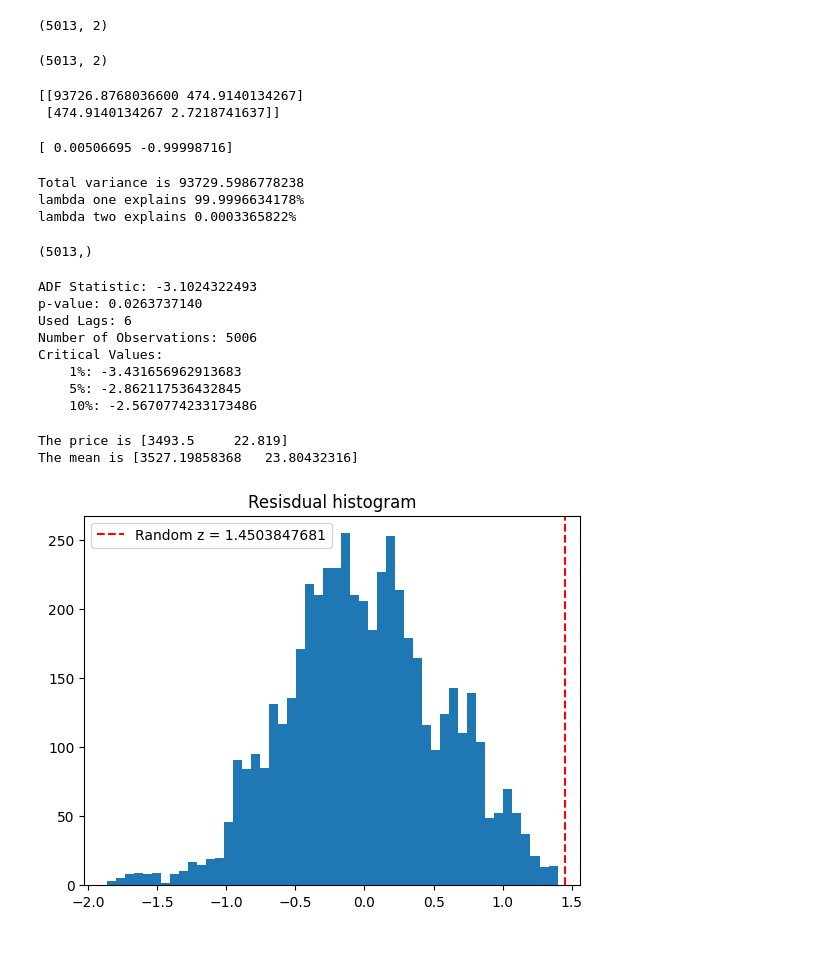
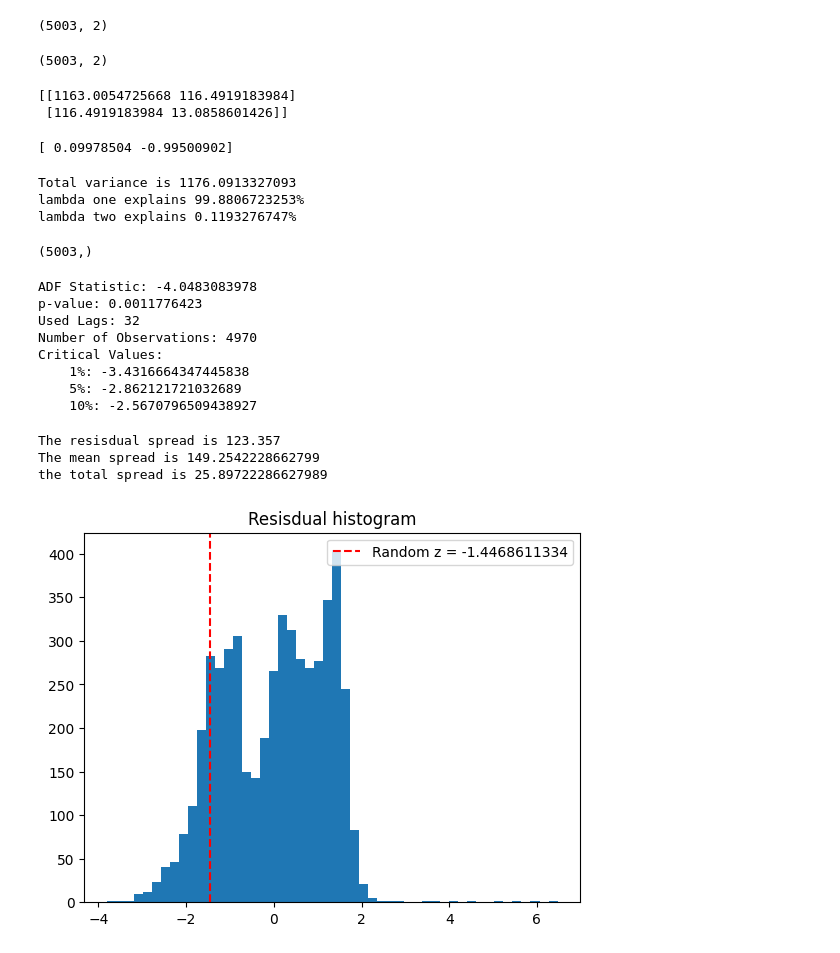
Before and after one commit to Nearezz/PCA-Mean-Reversion, a Jupyter notebook: notebooks/pca_for_indivdual_ticker.ipynb, the cells around one changed output. Cells and saved outputs as stored; diff of their text form; code cells hidden in the pictures.

Commit message:
changed spread code

```diff
--- a/notebooks/pca_for_indivdual_ticker.ipynb
+++ b/notebooks/pca_for_indivdual_ticker.ipynb
@@ -87,9 +87,9 @@ tickers_4h = {
     "AAVE_4h" : "../Data/4h_Data/AAVE_USDC_USDC_4h.csv"
 }
 # %%
-base_symbol = "ETH"
-quote_symbol = "AVAX"
-timeframe = "5m"
+base_symbol = "SOL"
+quote_symbol = "LINK"
+timeframe = "1h"
 
 ticker_map = {
     "1m": tickers_1m,
@@ -150,21 +150,21 @@ price_matrix = np.column_stack(
 )
 print(price_matrix.shape)
 # %% [output]
-(5013, 2)
+(5003, 2)
 # %%
 
 price_centered_matrix = price_matrix - price_matrix.mean(axis=0)
 print(price_centered_matrix.shape)
 # %% [output]
-(5013, 2)
+(5003, 2)
 # %%
 covariance_matrix = np.cov(price_matrix,rowvar=False)
 eigen_values, eigen_vectors = np.linalg.eigh(covariance_matrix)
 
 print(np.array2string(covariance_matrix, formatter={'float_kind':lambda x: "%.10f" % x}))
 # %% [output]
-[[93726.8768036600 474.9140134267]
- [474.9140134267 2.7218741637]]
+[[1163.0054725668 116.4919183984]
+ [116.4919183984 13.0858601426]]
 # %%
 U,Singular_Vals,V_Trans = np.linalg.svd(price_centered_matrix,full_matrices=False)
 
@@ -173,7 +173,7 @@ principal_vector_two = V_Trans[1]
 
 print(principal_vector_two)
 # %% [output]
-[ 0.00506695 -0.99998716]
+[ 0.09978504 -0.99500902]
 # %%
 n = len(price_centered_matrix[:,0])
 
@@ -190,15 +190,15 @@ print(f"Total variance is {total_variance:.10f}")
 print(f"lambda one explains {lambda_1_var * 100:.10f}%")
 print(f"lambda two explains {lambda_2_var * 100:.10f}%")
 # %% [output]
-Total variance is 93729.5986778238
-lambda one explains 99.9996634178%
-lambda two explains 0.0003365822%
+Total variance is 1176.0913327093
+lambda one explains 99.8806723253%
+lambda two explains 0.1193276747%
 # %%
 residual_vector = price_centered_matrix @ principal_vector_two
 
 print(residual_vector.shape)
 # %% [output]
-(5013,)
+(5003,)
 # %%
 result = adfuller(residual_vector)
 
@@ -218,41 +218,44 @@ print("Critical Values:")
 for key, value in critical_values.items():
        print(f"    {key}: {value}")
 # %% [output]
-ADF Statistic: -3.1024322493
-p-value: 0.0263737140
-Used Lags: 6
-Number of Observations: 5006
+ADF Statistic: -4.0483083978
+p-value: 0.0011776423
+Used Lags: 32
+Number of Observations: 4970
 Critical Values:
-    1%: -3.431656962913683
-    5%: -2.862117536432845
-    10%: -2.5670774233173486
+    1%: -3.4316664347445838
+    5%: -2.862121721032689
+    10%: -2.5670796509438927
 # %%
-#graphing the histogram
+
 bins = 50
 fig,(base_hist) = plt.subplots()
 base_hist.hist(residual_vector,bins=bins)
 base_hist.set_title("Resisdual histogram")
 
-#calculating z score with a random row from the price matrix
+
 row_i = price_matrix[np.random.randint(price_matrix.shape[0])]
 mean_vector = price_matrix.mean(axis=0)
 residual_vector_std = residual_vector.std()
 residual_mean = residual_vector.mean()
 random_residual = (row_i - mean_vector) @ principal_vector_two
 z_score = (random_residual - residual_mean) / residual_vector_std
 
 
-# plotting the z-score
+
 base_hist.axvline(z_score,color='red',linestyle="--",label=f'Random z = {z_score:.10f}')
 base_hist.legend()
 
-
-
+spread = abs(row_i[0] - row_i[1])
+mean_spread = abs(mean_vector[0] - mean_vector[1])
+total_spread = abs(mean_spread - spread)
 
 if z_score >= 1 or z_score <= -1:
-    print(f"The price is {row_i}")
-    print(f"The mean is {mean_vector}")
+    print(f"The resisdual spread is {spread}")
+    print(f"The mean spread is {mean_spread}")
+    print(f"the total spread is {total_spread}")
 # %% [output]
-The price is [3493.5     22.819]
-The mean is [3527.19858368   23.80432316]
+The resisdual spread is 123.357
+The mean spread is 149.2542228662799
+the total spread is 25.89722286627989
-[figure, old version]
+[figure, new version]
```
Also changed, not shown: parts of 2 cells of this notebook.
